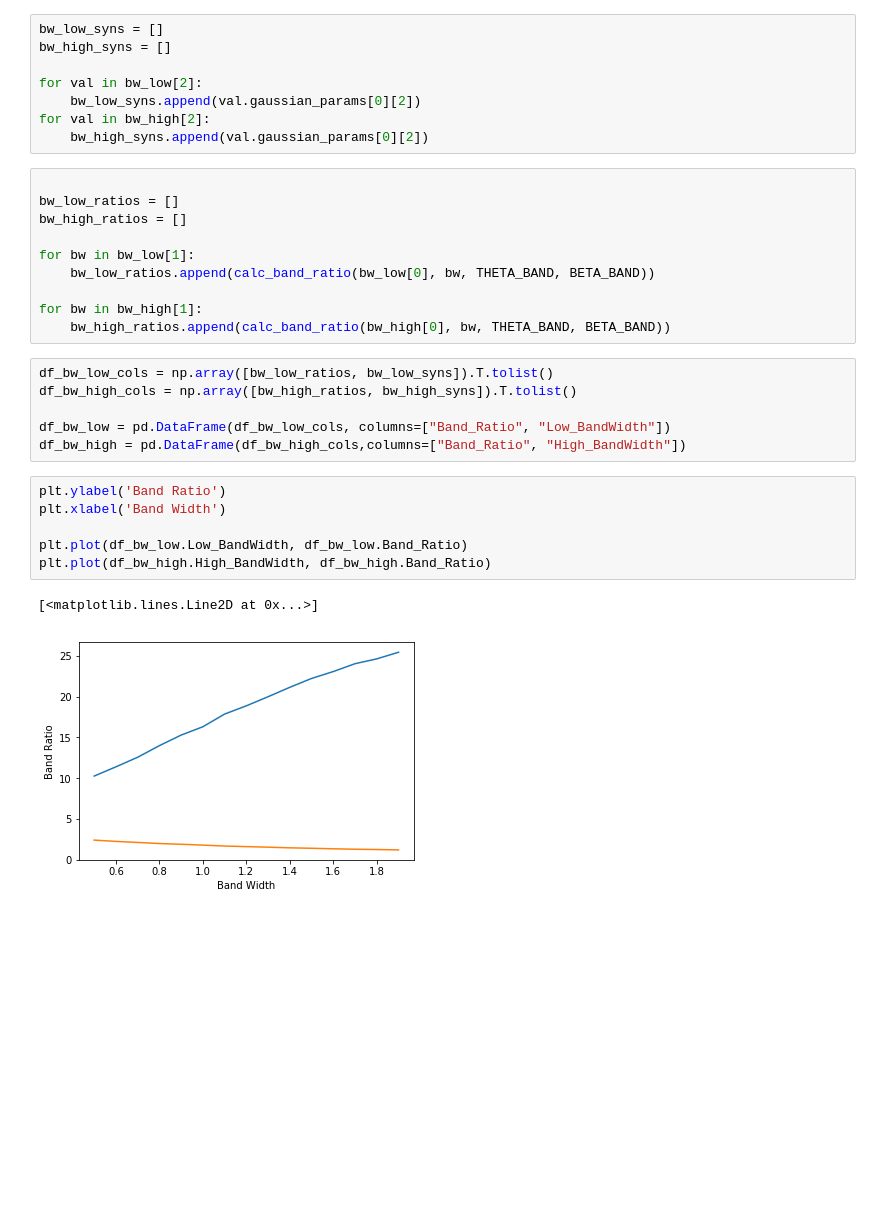
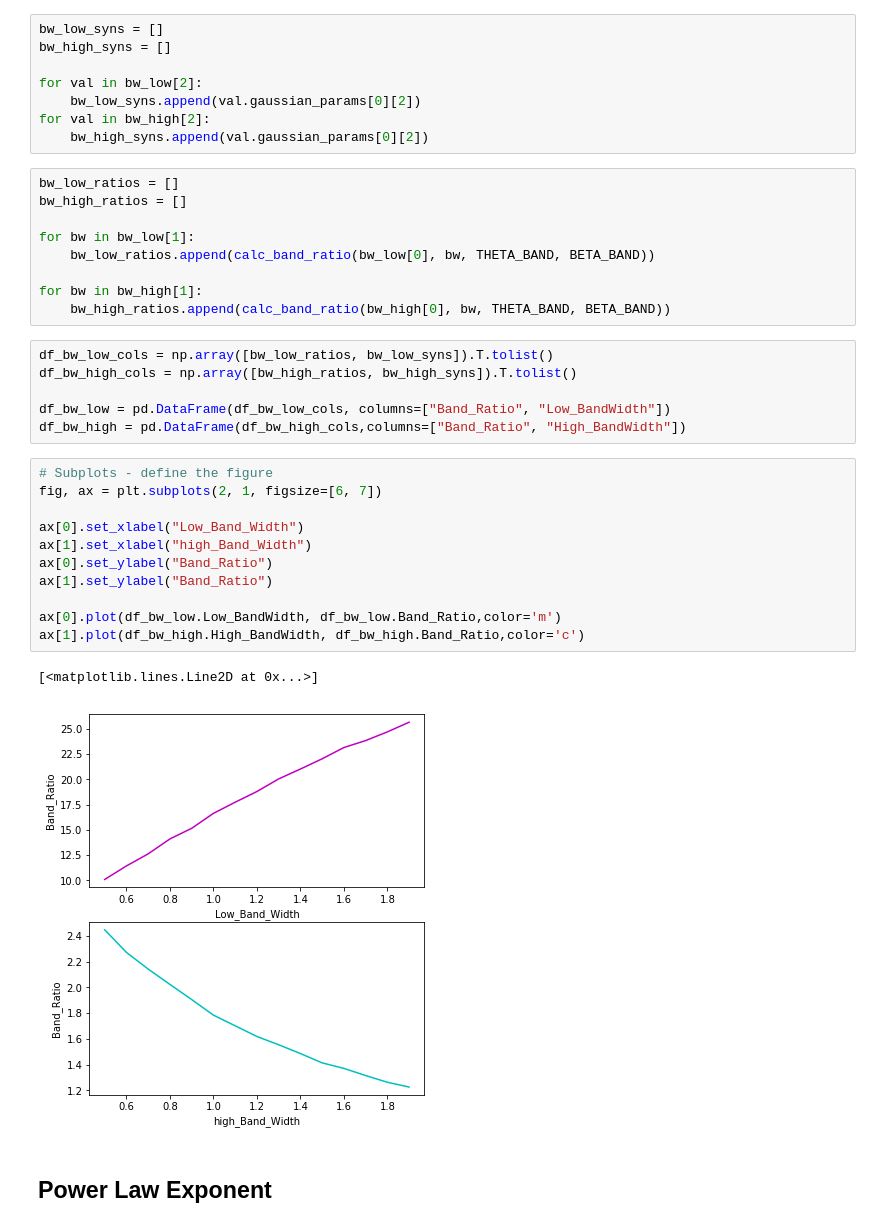
Before and after one commit to voytekresearch/BandRatios, a Jupyter notebook: 3-Simulation-Analysis.ipynb, the cells around one changed output. Cells and saved outputs as stored; diff of their text form; blank space fills up the shorter version.

```diff
--- a/3-Simulation-Analysis.ipynb
+++ b/3-Simulation-Analysis.ipynb
@@ -151,7 +128,6 @@ for val in bw_low[2]:
 for val in bw_high[2]:
     bw_high_syns.append(val.gaussian_params[0][2])
 # %%
-
 bw_low_ratios = []
 bw_high_ratios = []
 
@@ -166,12 +142,19 @@ df_bw_high_cols = np.array([bw_high_ratios, bw_high_syns]).T.tolist()
 
 df_bw_low = pd.DataFrame(df_bw_low_cols, columns=["Band_Ratio", "Low_BandWidth"])
 df_bw_high = pd.DataFrame(df_bw_high_cols,columns=["Band_Ratio", "High_BandWidth"])
-# %%
-plt.ylabel('Band Ratio')
-plt.xlabel('Band Width')
-
-plt.plot(df_bw_low.Low_BandWidth, df_bw_low.Band_Ratio)
-plt.plot(df_bw_high.High_BandWidth, df_bw_high.Band_Ratio)
-# %% [output]
-[<matplotlib.lines.Line2D at 0x...>]
-[figure, removed]
+# %%
+# Subplots - define the figure
+fig, ax = plt.subplots(2, 1, figsize=[6, 7])
+
+ax[0].set_xlabel("Low_Band_Width")
+ax[1].set_xlabel("high_Band_Width")
+ax[0].set_ylabel("Band_Ratio")
+ax[1].set_ylabel("Band_Ratio")
+
+ax[0].plot(df_bw_low.Low_BandWidth, df_bw_low.Band_Ratio,color='m')
+ax[1].plot(df_bw_high.High_BandWidth, df_bw_high.Band_Ratio,color='c')
+# %% [output]
+[<matplotlib.lines.Line2D at 0x...>]
+[figure, added]
+# %% [markdown]
+## Power Law Exponent
```
Also changed, not shown: parts of 36 cells of this notebook, 10 other files.
